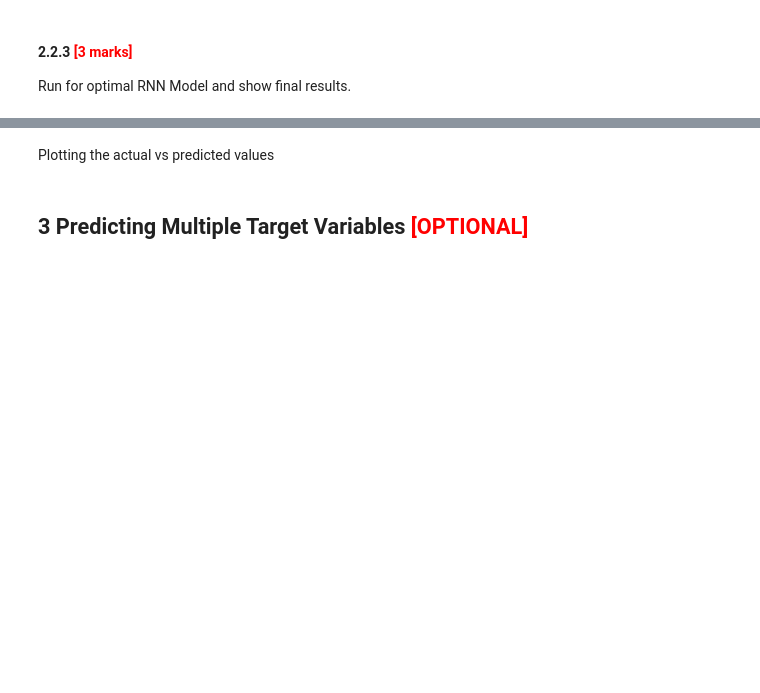
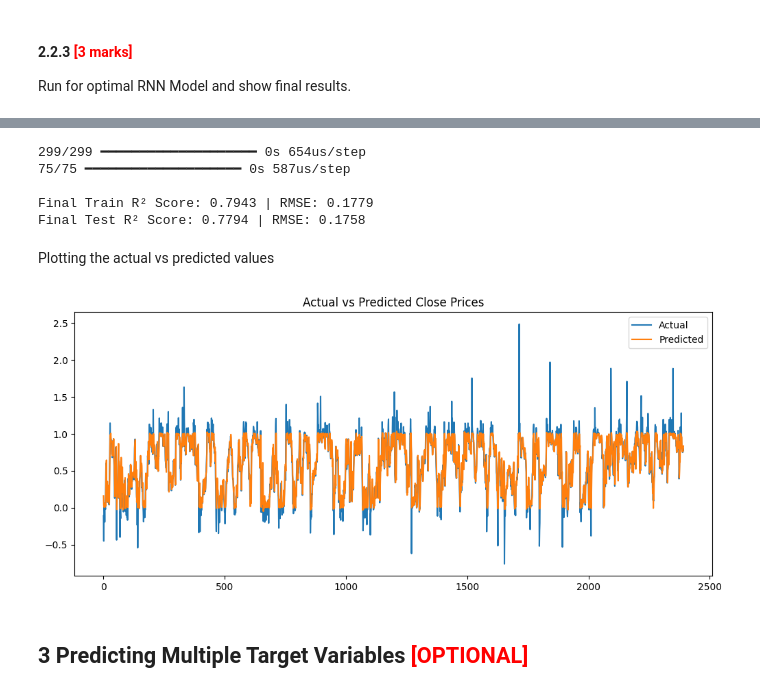
Before and after one commit to gowthambalram/RNN_Stock_Price_Prediction, a Jupyter notebook: RNN_Stock_Price_Prediction_team_gowtham_namratha.ipynb, the cells around one changed output, grey strips where cells are left out. Cells and saved outputs as stored; diff of their text form; code cells hidden in the pictures; blank space fills up the shorter version.

Commit message:
updated test predictions and conclusion

```diff
--- a/RNN_Stock_Price_Prediction_team_gowtham_namratha.ipynb
+++ b/RNN_Stock_Price_Prediction_team_gowtham_namratha.ipynb
@@ -827,2 +873,28 @@ Run for optimal RNN Model and show final results.
+# %%
+# Compute the performance of the model on the testing data set
+
+from sklearn.metrics import r2_score, mean_squared_error
+import numpy as np
+import matplotlib.pyplot as plt
+
+# Predictions
+y_train_pred = final_gru_model.predict(X_train)
+y_test_pred = final_gru_model.predict(X_test)
+
+# Metrics
+train_r2 = r2_score(y_train, y_train_pred)
+test_r2 = r2_score(y_test, y_test_pred)
+
+train_rmse = np.sqrt(mean_squared_error(y_train, y_train_pred))
+test_rmse = np.sqrt(mean_squared_error(y_test, y_test_pred))
+
+print(f"\nFinal Train R² Score: {train_r2:.4f} | RMSE: {train_rmse:.4f}")
+print(f"Final Test R² Score: {test_r2:.4f} | RMSE: {test_rmse:.4f}")
+# %% [output]
+299/299 ━━━━━━━━━━━━━━━━━━━━ 0s 654us/step
+75/75 ━━━━━━━━━━━━━━━━━━━━ 0s 587us/step
+
+Final Train R² Score: 0.7943 | RMSE: 0.1779
+Final Test R² Score: 0.7794 | RMSE: 0.1758
 # %% [markdown]
 Plotting the actual vs predicted values
@@ -831,3 +901,14 @@ Plotting the actual vs predicted values
+# %%
+# Predict on the test data
+
+plt.figure(figsize=(12, 5))
+plt.plot(y_test, label='Actual')
+plt.plot(y_test_pred, label='Predicted')
+plt.title('Actual vs Predicted Close Prices')
+plt.legend()
+plt.show()
+# %% [output]
+[figure, added]
 # %% [markdown]
 ## **3 Predicting Multiple Target Variables** <font color =red> [OPTIONAL] </font>
 # %% [markdown]
```
Also changed, not shown: parts of 19 cells of this notebook, 1 other file.
